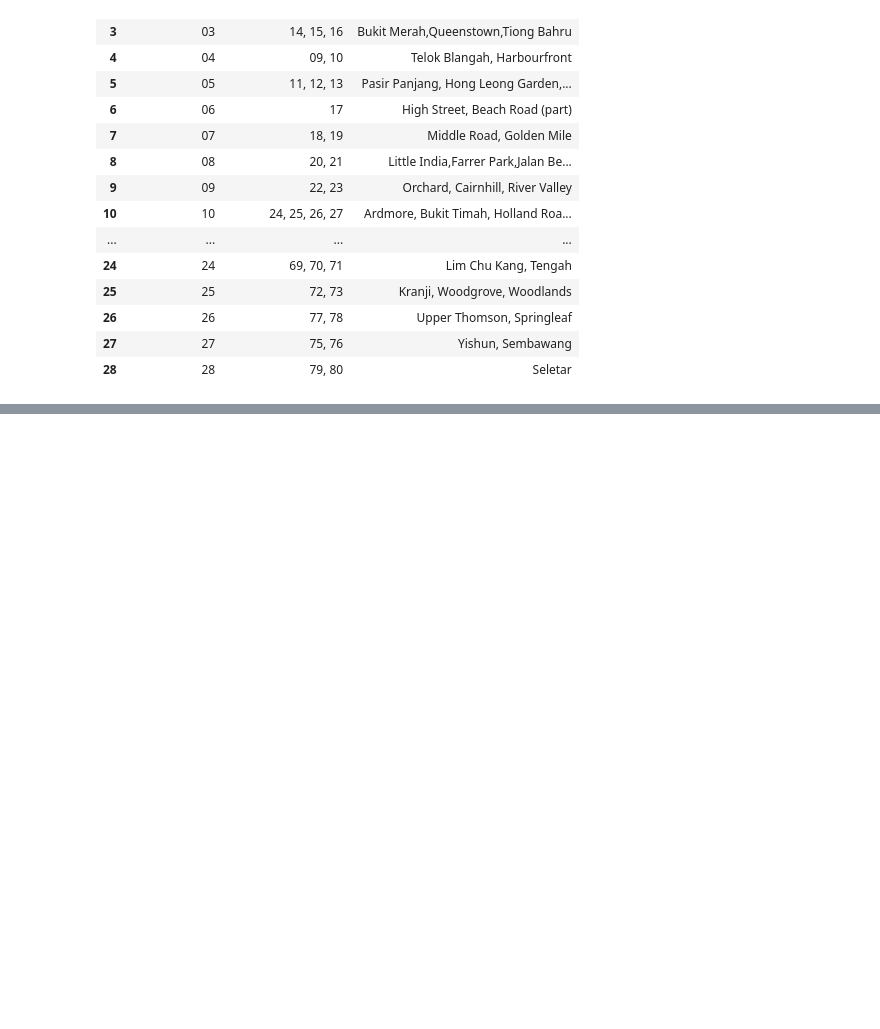
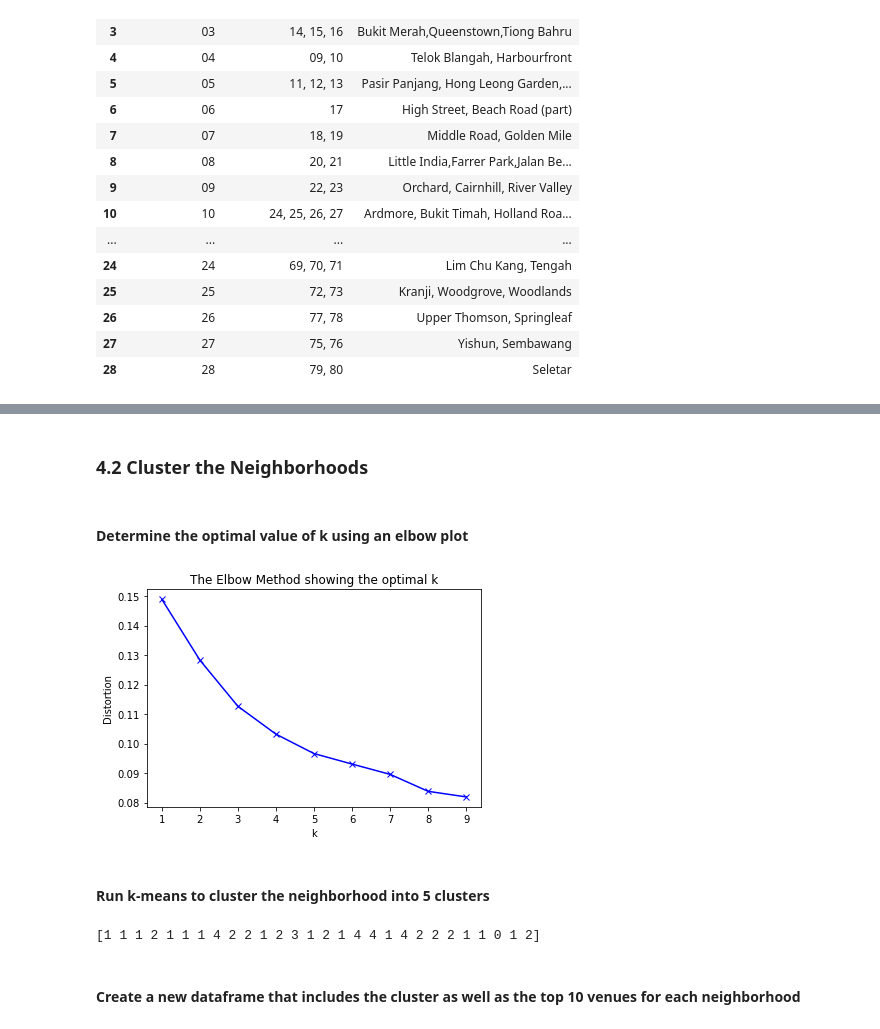
Before and after one commit to fkwokhua/Coursera_Capstone, a Jupyter notebook: Segmenting and Clustering Neighborhoods in Singapore.ipynb, the cells around one changed output, grey strips where cells are left out. Saved outputs shown, nothing was run; the diff lists cells and outputs as text; code cells hidden in the pictures; blank space fills up the shorter version.

```diff
--- a/Segmenting and Clustering Neighborhoods in Singapore.ipynb
+++ b/Segmenting and Clustering Neighborhoods in Singapore.ipynb
@@ -137,0 +333,12 @@ df_lat_long.head(5)
+# %%
+# one hot encoding
+singapore_onehot = pd.get_dummies(singapore_venues[['Venue Category']], prefix="", prefix_sep="")
+
+# add neighborhood column back to dataframe
+singapore_onehot['Neighborhood'] = singapore_venues['Neighborhood']
+
+# move neighborhood column to the first column
+fixed_columns = [singapore_onehot.columns[-1]] + list(singapore_onehot.columns[:-1])
+singapore_onehot = singapore_onehot[fixed_columns]
+
+singapore_onehot.head()
@@ -137,0 +359,3 @@ df_lat_long.head(5)
+# %%
+singapore_grouped = singapore_onehot.groupby('Neighborhood').mean().reset_index()
+singapore_grouped
@@ -137,0 +462,42 @@ df_lat_long.head(5)
+# %% [markdown]
+### 4.2 Cluster the Neighborhoods
+# %% [markdown]
+#### Determine the optimal value of k using an elbow plot
+# %%
+from scipy.spatial.distance import cdist
+import matplotlib.pyplot as plt
+
+singapore_grouped_clustering = singapore_grouped.drop('Neighborhood', 1)
+
+X = singapore_grouped_clustering
+# k means determine k
+distortions = []
+K = range(1,10)
+for k in K:
+    kmeanModel = KMeans(n_clusters=k).fit(X)
+    kmeanModel.fit(X)
+    distortions.append(sum(np.min(cdist(X, kmeanModel.cluster_centers_, 'euclidean'), axis=1)) / X.shape[0])
+
+# Plot the elbow
+plt.plot(K, distortions, 'bx-')
+plt.xlabel('k')
+plt.ylabel('Distortion')
+plt.title('The Elbow Method showing the optimal k')
+plt.show()
+# %% [output]
+[figure, added]
+# %% [markdown]
+#### Run k-means to cluster the neighborhood into 5 clusters
+# %%
+# set number of clusters
+kclusters = 5
+
+# run k-means clustering
+kmeans = KMeans(n_clusters=kclusters, random_state=0).fit(singapore_grouped_clustering)
+
+# check cluster labels generated for each row in the dataframe
+print(kmeans.labels_)
+# %% [output]
+[1 1 1 2 1 1 1 4 2 2 1 2 3 1 2 1 4 4 1 4 2 2 2 1 1 0 1 2]
+# %% [markdown]
+#### Create a new dataframe that includes the cluster as well as the top 10 venues for each neighborhood
```
Also changed, not shown: parts of 85 cells of this notebook.
